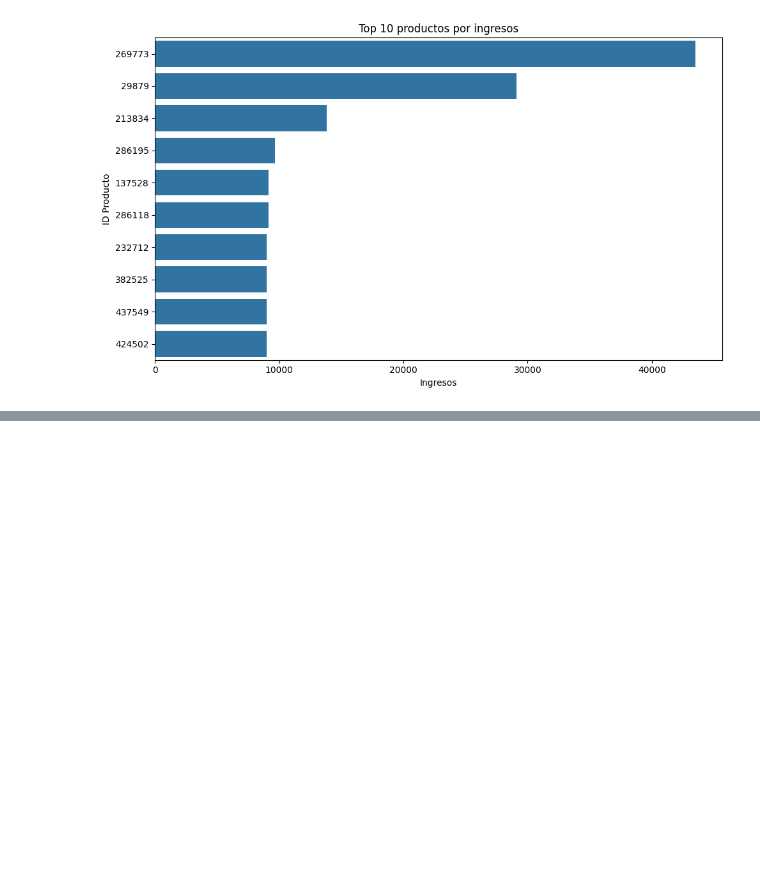
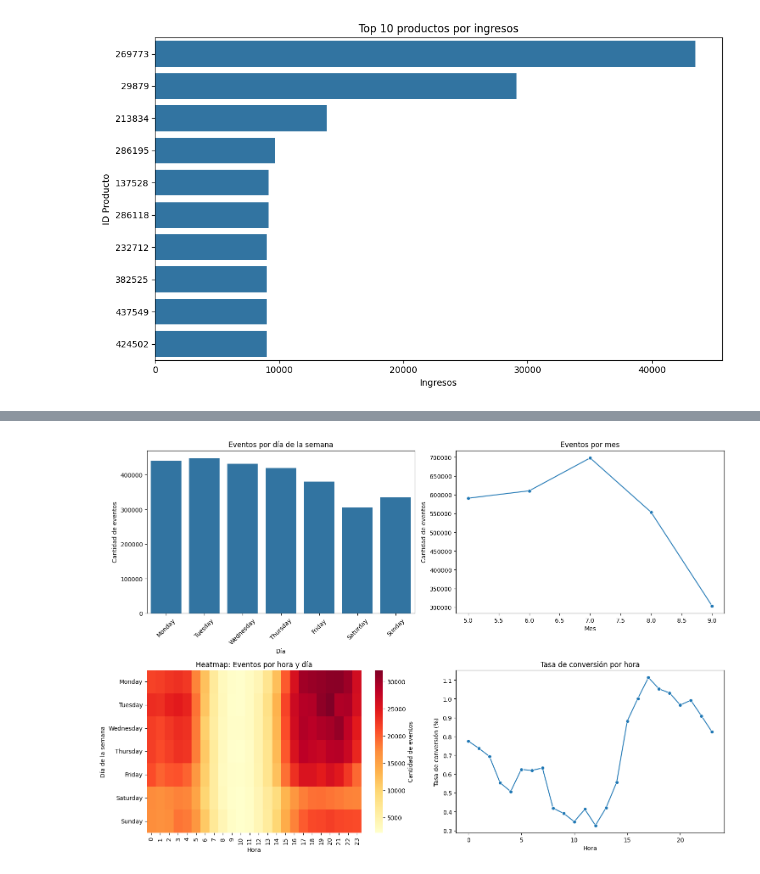
Before and after one commit to MelissaPerez09/Data-Understanding, a Jupyter notebook: src/main.ipynb, the cells around one changed output, grey strips where cells are left out. Drawn from its saved outputs; the diff is of its cells as text; code cells hidden in the pictures; blank space fills up the shorter version.

```diff
--- a/src/main.ipynb
+++ b/src/main.ipynb
@@ -670,0 +717,46 @@ plt.show()
+# %%
+# Análisis temporal avanzado
+plt.figure(figsize=(15, 10))
+
+# Eventos por día de la semana
+events['dia_semana'] = events['event_time'].dt.day_name()
+orden_dias = ['Monday', 'Tuesday', 'Wednesday', 'Thursday', 'Friday', 'Saturday', 'Sunday']
+
+plt.subplot(2, 2, 1)
+eventos_por_dia = events['dia_semana'].value_counts().reindex(orden_dias)
+sns.barplot(x=eventos_por_dia.index, y=eventos_por_dia.values)
+plt.title("Eventos por día de la semana")
+plt.xlabel("Día")
+plt.ylabel("Cantidad de eventos")
+plt.xticks(rotation=45)
+
+# Eventos por mes
+plt.subplot(2, 2, 2)
+events['mes'] = events['event_time'].dt.month
+eventos_por_mes = events['mes'].value_counts().sort_index()
+sns.lineplot(x=eventos_por_mes.index, y=eventos_por_mes.values, marker='o')
+plt.title("Eventos por mes")
+plt.xlabel("Mes")
+plt.ylabel("Cantidad de eventos")
+
+# Heatmap de eventos por hora y día de la semana
+plt.subplot(2, 2, 3)
+heatmap_data = events.groupby(['dia_semana', 'hour']).size().unstack(fill_value=0)
+heatmap_data = heatmap_data.reindex(orden_dias)
+sns.heatmap(heatmap_data, cmap='YlOrRd', cbar_kws={'label': 'Cantidad de eventos'})
+plt.title("Heatmap: Eventos por hora y día")
+plt.xlabel("Hora")
+plt.ylabel("Día de la semana")
+
+# Tasa de conversión por hora
+plt.subplot(2, 2, 4)
+conversion_por_hora = events.groupby('hour').apply(lambda x: x['transactionid'].notna().mean() * 100)
+sns.lineplot(x=conversion_por_hora.index, y=conversion_por_hora.values, marker='o')
+plt.title("Tasa de conversión por hora")
+plt.xlabel("Hora")
+plt.ylabel("Tasa de conversión (%)")
+
+plt.tight_layout()
+plt.show()
+# %% [output]
+[figure, added]
```
Also changed, not shown: parts of 3 cells of this notebook.
